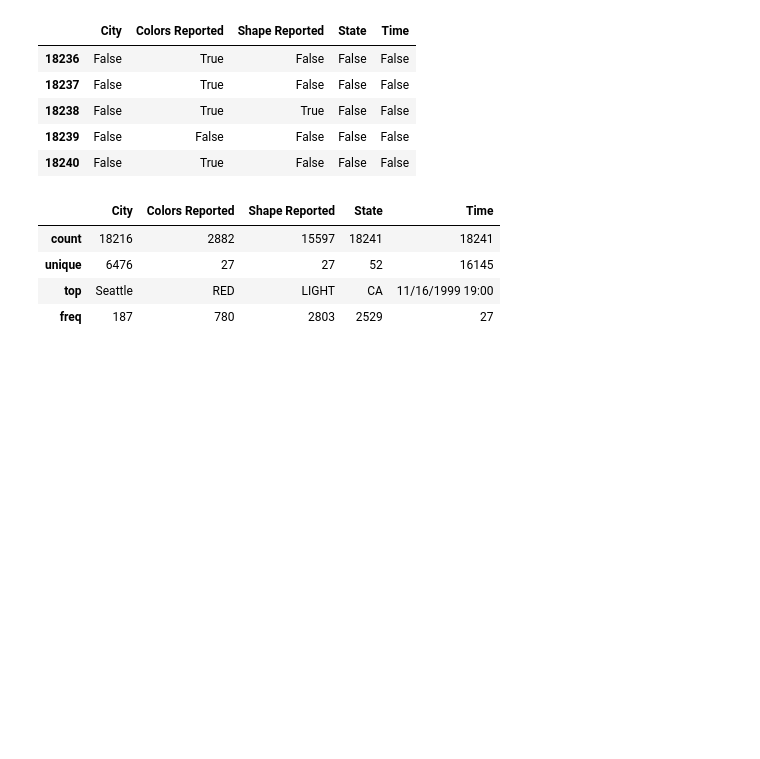
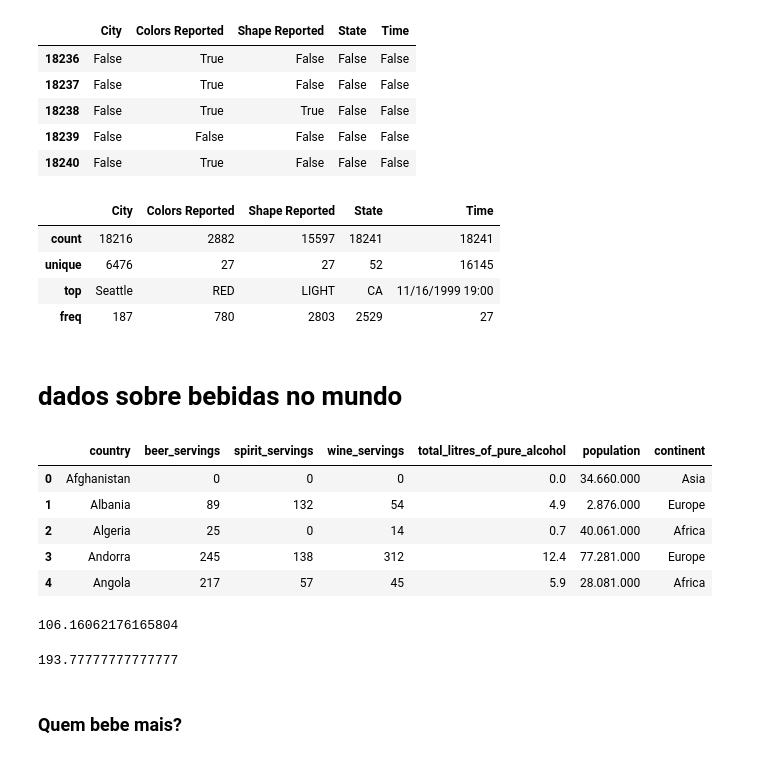
Before and after one commit to diegopmayer/python, a Jupyter notebook: pandas/data-manipulation-pandas.ipynb, the cells around one changed output. Drawn from its saved outputs; the diff is of its cells as text; code cells hidden in the pictures; blank space fills up the shorter version.

Commit message:
country analyses

```diff
--- a/pandas/data-manipulation-pandas.ipynb
+++ b/pandas/data-manipulation-pandas.ipynb
@@ -651,3 +651,5 @@ ufo.describe()
 | unique | 6476 | 27 | 27 | 52 | 16145 |
 | top | Seattle | RED | LIGHT | CA | 11/16/1999 19:00 |
 | freq | 187 | 780 | 2803 | 2529 | 27 |
+# %% [markdown]
+# dados sobre bebidas no mundo
@@ -653,0 +659,21 @@ ufo.describe()
+# %%
+drinks = pd.read_csv('dataset/drinks.csv')
+# %%
+drinks.head()
+# %% [output]
+|  | country | beer_servings | spirit_servings | wine_servings | total_litres_of_pure_alcohol | population | continent |
+| 0 | Afghanistan | 0 | 0 | 0 | 0.0 | 34.660.000 | Asia |
+| 1 | Albania | 89 | 132 | 54 | 4.9 | 2.876.000 | Europe |
+| 2 | Algeria | 25 | 0 | 14 | 0.7 | 40.061.000 | Africa |
+| 3 | Andorra | 245 | 138 | 312 | 12.4 | 77.281.000 | Europe |
+| 4 | Angola | 217 | 57 | 45 | 5.9 | 28.081.000 | Africa |
+# %%
+drinks.beer_servings.mean()
+# %% [output]
+106.16062176165804
+# %%
+drinks[drinks.continent=='Europe'].beer_servings.mean()
+# %% [output]
+193.77777777777777
+# %% [markdown]
+### Quem bebe mais?
```
Also changed, not shown: parts of 7 cells of this notebook.
